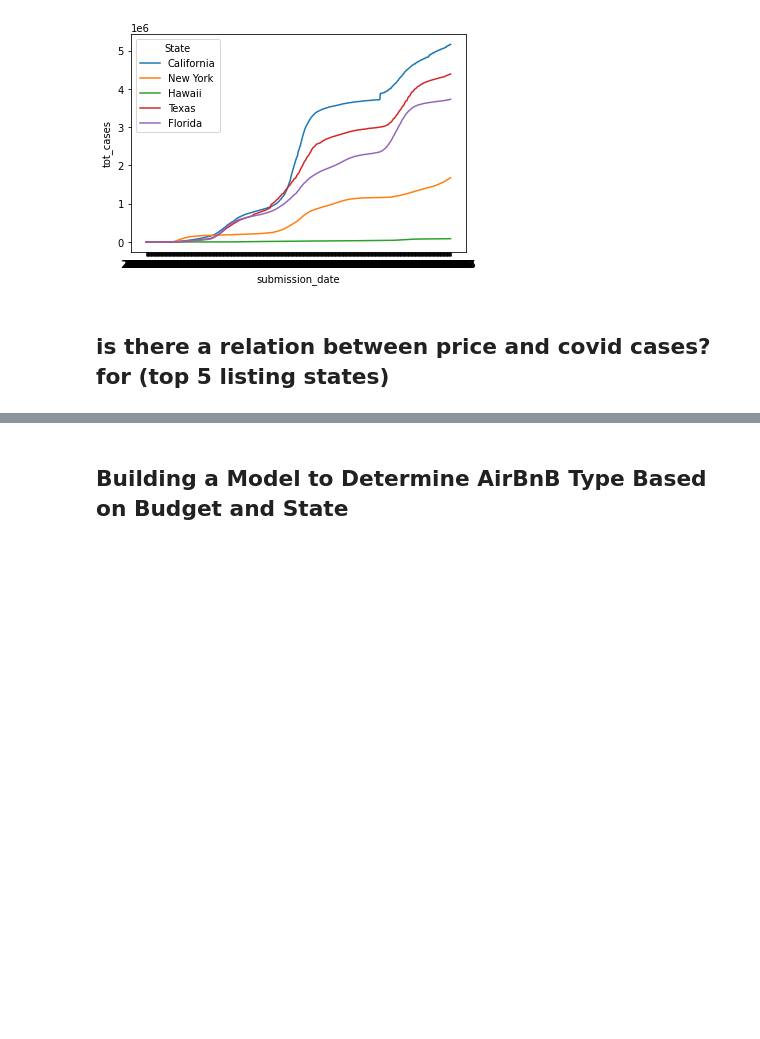
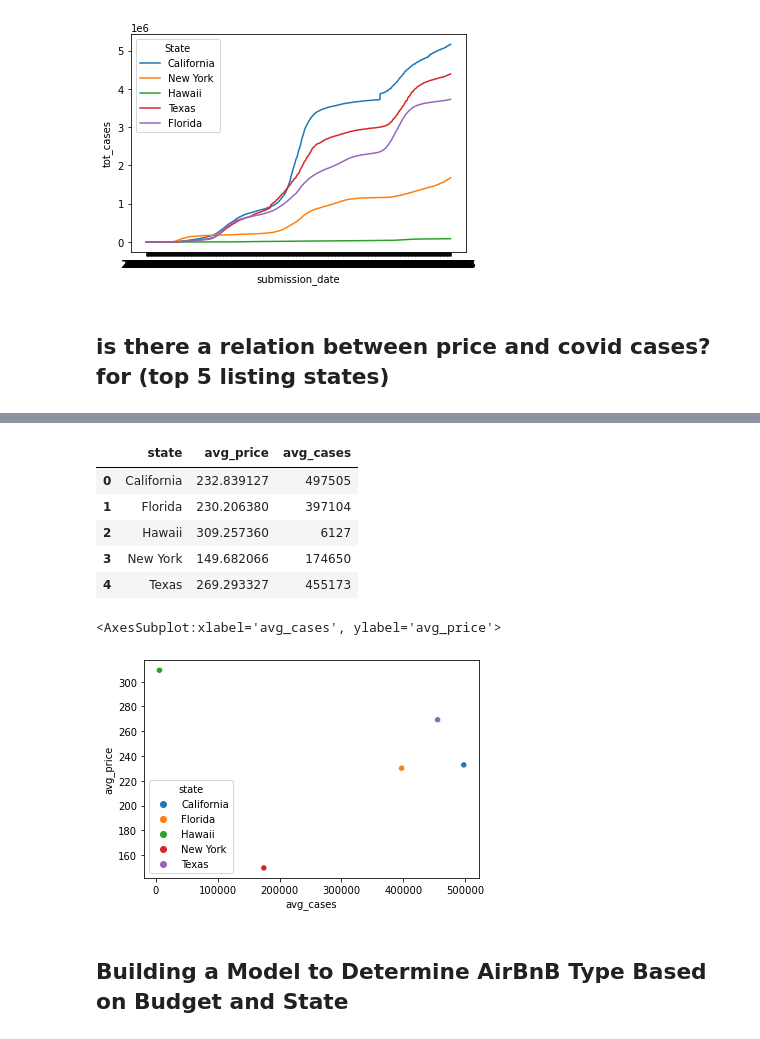
Before and after one commit to ddangwal1909/EAS503_Project_AIRBNB_Analysis, a Jupyter notebook: AIRBNB_ANALYSIS.ipynb, the cells around one changed output, grey strips where cells are left out. Saved outputs shown, nothing was run; the diff lists cells and outputs as text; code cells hidden in the pictures; blank space fills up the shorter version.

```diff
--- a/AIRBNB_ANALYSIS.ipynb
+++ b/AIRBNB_ANALYSIS.ipynb
@@ -1081,3 +1082,53 @@ sns.scatterplot(data=df, x="avg_cases", y="price",hue='state')
+# %%
+query = '''
+select
+a.state,
+avg(a.price) as avg_price,
+cast(c.avg_cases as int) as avg_cases
+from
+airbnb_data_new a
+left join postal b
+on trim(a.state) = trim(b.state)
+left join
+(
+select
+state,
+avg(tot_cases) as avg_cases
+from
+Covid19
+where submission_date between 20200101 and 20201231
+group by state
+) c
+on b.State_code = c.state
+inner join
+(
+select state,count(distinct host_id) as cnt
+from airbnb_data_new
+group by state
+order by cnt desc
+limit 5
+) d
+on a.state = d.state
+group by 1,3
+'''
+
+normalized_database_filename='airbnb.db'
+conn = create_connection(normalized_database_filename)
+cur = conn.cursor()
+df = pd.read_sql_query(query, conn)
+display(df)
+conn.close()
+
+sns.scatterplot(data=df, x="avg_cases", y="avg_price",hue='state')
+# %% [output]
+|  | state | avg_price | avg_cases |
+| 0 | California | 232.839127 | 497505 |
+| 1 | Florida | 230.206380 | 397104 |
+| 2 | Hawaii | 309.257360 | 6127 |
+| 3 | New York | 149.682066 | 174650 |
+| 4 | Texas | 269.293327 | 455173 |
+<AxesSubplot:xlabel='avg_cases', ylabel='avg_price'>
+[figure, added]
 # %% [markdown]
 ## Building a Model to Determine AirBnB Type Based on Budget and State ##
 # %% [markdown]
```
Also changed, not shown: parts of 4 cells of this notebook.
